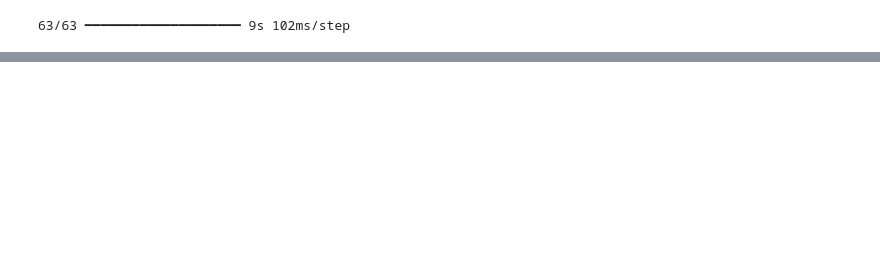
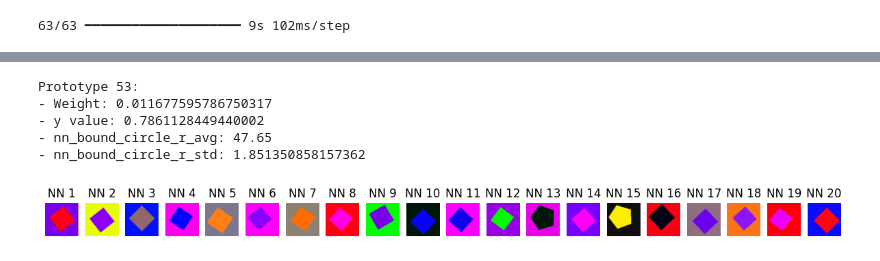
Before and after one commit to fagonzalezo/kdm, a Jupyter notebook: examples/kdm_generative_test.ipynb, the cells around one changed output, grey strips where cells are left out. Cells and saved outputs as stored; diff of their text form; code cells hidden in the pictures; blank space fills up the shorter version.

Commit message:
Updated using Colab

```diff
--- a/examples/kdm_generative_test.ipynb
+++ b/examples/kdm_generative_test.ipynb
@@ -871,0 +867,38 @@ plt.show()
+# %%
+# prompt: for a particular prototype given by prot_idx (prototype index):
+# - print its weight and y value
+# - show the nn images using the image path in train_df_encoded
+
+import matplotlib.pyplot as plt
+
+# Assuming prototypes_df and train_df_encoded are defined as in your code
+
+prot_idx = 53  # Replace with the desired prototype index
+
+# Print the weight and y value for the specified prototype
+print(f"Prototype {prot_idx}:")
+print(f"- Weight: {prototypes_df['w'][prot_idx]}")
+print(f"- y value: {prototypes_df['y'][prot_idx]}")
+print(f"- nn_bound_circle_r_avg: {prototypes_df['nn_bound_circle_r_avg'][prot_idx]}")
+print(f"- nn_bound_circle_r_std: {prototypes_df['nn_bound_circle_r_std'][prot_idx]}")
+
+# Show the NN images
+nn_indices = prototypes_df['nn_indices'][prot_idx]
+
+plt.figure(figsize=(15, 5))  # Adjust figure size as needed
+
+for i, img_idx in enumerate(nn_indices):
+  img_path = images_path + "/" + train_df_encoded['filename'][img_idx]
+  img = plt.imread(img_path)
+  plt.subplot(1, len(nn_indices), i + 1)
+  plt.imshow(img)
+  plt.title(f"NN {i+1}")
+  plt.axis('off')
+plt.show()
+# %% [output]
+Prototype 53:
+- Weight: 0.011677595786750317
+- y value: 0.7861128449440002
+- nn_bound_circle_r_avg: 47.65
+- nn_bound_circle_r_std: 1.851350858157362
+[figure, added]
```
Also changed, not shown: parts of 7 cells of this notebook.
